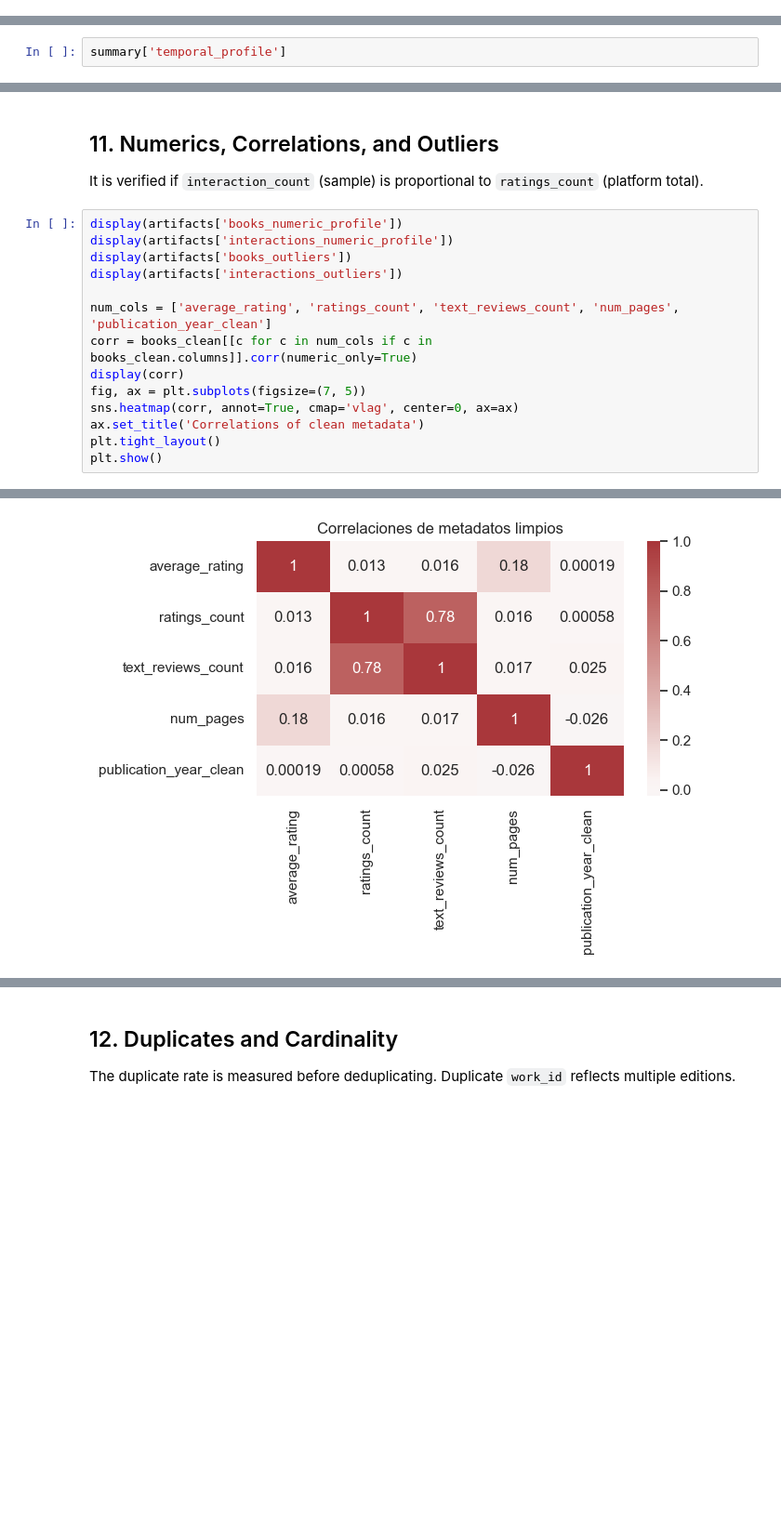
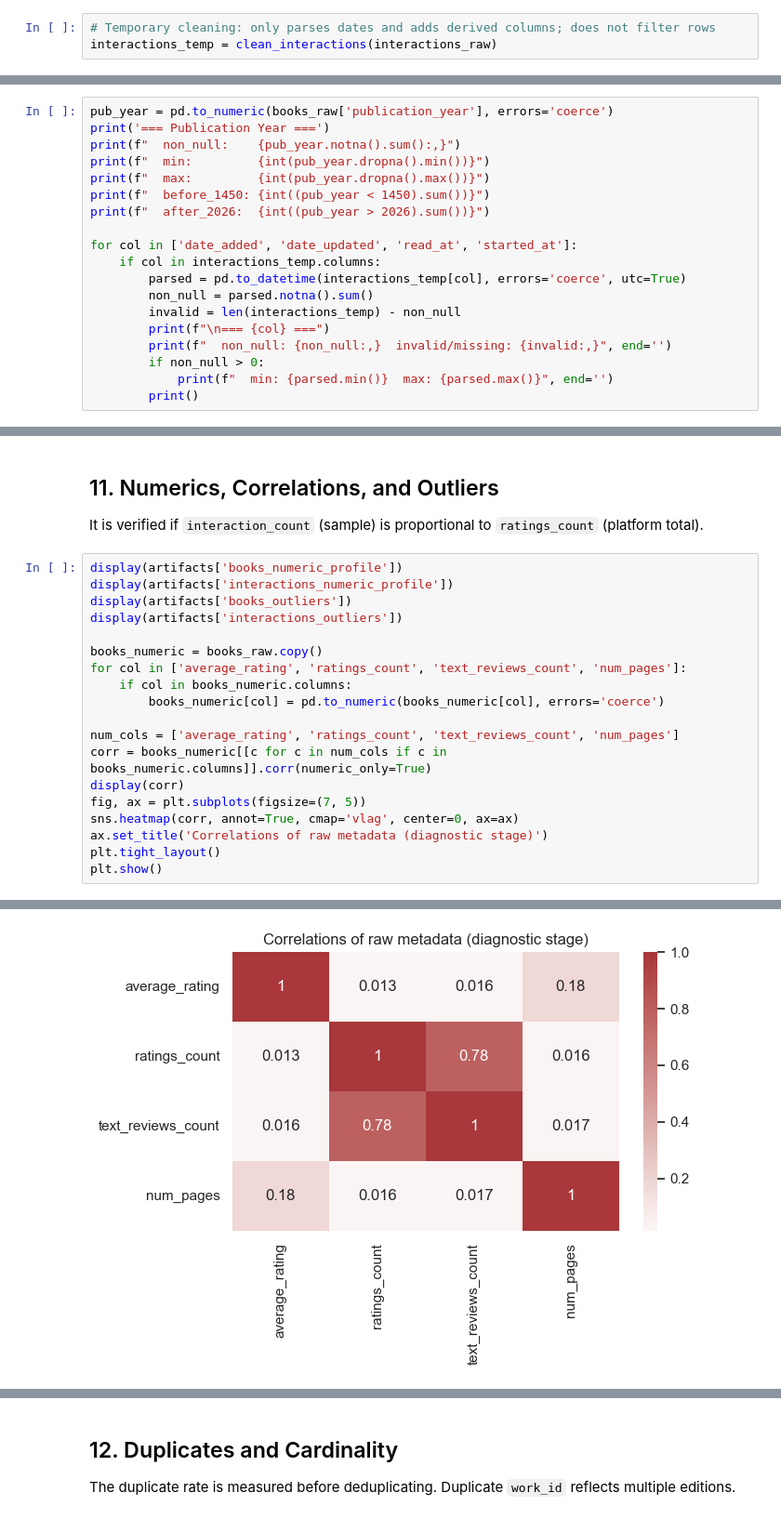
Before and after one commit to tsavorae/book-recommendations, a Jupyter notebook: notebooks/EDA_History.ipynb, the cells around one changed output, grey strips where cells are left out. Shown at 93% size. Drawn from its saved outputs; the diff is of its cells as text; blank space fills up the shorter version.

```diff
--- a/notebooks/EDA_History.ipynb
+++ b/notebooks/EDA_History.ipynb
@@ -393 +407,4 @@ History and Biography books are often impulse buys or gifts — many end up on t
+# %%
+# Temporary cleaning: only parses dates and adds derived columns; does not filter rows
+interactions_temp = clean_interactions(interactions_raw)
 # %%
@@ -565,5 +579,22 @@ plt.show()
 
 History and Biography has a much wider publication range than Fantasy: it includes classic works, historical chronicles, and ancient primary sources. The left tail of the publication year is more pronounced than in fiction.
 # %%
-summary['temporal_profile']
+pub_year = pd.to_numeric(books_raw['publication_year'], errors='coerce')
+print('=== Publication Year ===')
+print(f"  non_null:    {pub_year.notna().sum():,}")
+print(f"  min:         {int(pub_year.dropna().min())}")
+print(f"  max:         {int(pub_year.dropna().max())}")
+print(f"  before_1450: {int((pub_year < 1450).sum())}")
+print(f"  after_2026:  {int((pub_year > 2026).sum())}")
+
+for col in ['date_added', 'date_updated', 'read_at', 'started_at']:
+    if col in interactions_temp.columns:
+        parsed = pd.to_datetime(interactions_temp[col], errors='coerce', utc=True)
+        non_null = parsed.notna().sum()
+        invalid = len(interactions_temp) - non_null
+        print(f"\n=== {col} ===")
+        print(f"  non_null: {non_null:,}  invalid/missing: {invalid:,}", end='')
+        if non_null > 0:
+            print(f"  min: {parsed.min()}  max: {parsed.max()}", end='')
+        print()
 # %% [output]
@@ -624,12 +656,17 @@ display(artifacts['interactions_numeric_profile'])
 display(artifacts['books_outliers'])
 display(artifacts['interactions_outliers'])
 
-num_cols = ['average_rating', 'ratings_count', 'text_reviews_count', 'num_pages', 'publication_year_clean']
-corr = books_clean[[c for c in num_cols if c in books_clean.columns]].corr(numeric_only=True)
+books_numeric = books_raw.copy()
+for col in ['average_rating', 'ratings_count', 'text_reviews_count', 'num_pages']:
+    if col in books_numeric.columns:
+        books_numeric[col] = pd.to_numeric(books_numeric[col], errors='coerce')
+
+num_cols = ['average_rating', 'ratings_count', 'text_reviews_count', 'num_pages']
+corr = books_numeric[[c for c in num_cols if c in books_numeric.columns]].corr(numeric_only=True)
 display(corr)
 fig, ax = plt.subplots(figsize=(7, 5))
 sns.heatmap(corr, annot=True, cmap='vlag', center=0, ax=ax)
-ax.set_title('Correlations of clean metadata')
+ax.set_title('Correlations of raw metadata (diagnostic stage)')
 plt.tight_layout()
 plt.show()
 # %% [output]
@@ -662,2 +698,2 @@ plt.show()
-[figure, old version]
+[figure, new version]
 # %%
```
Also changed, not shown: parts of 32 cells of this notebook.
